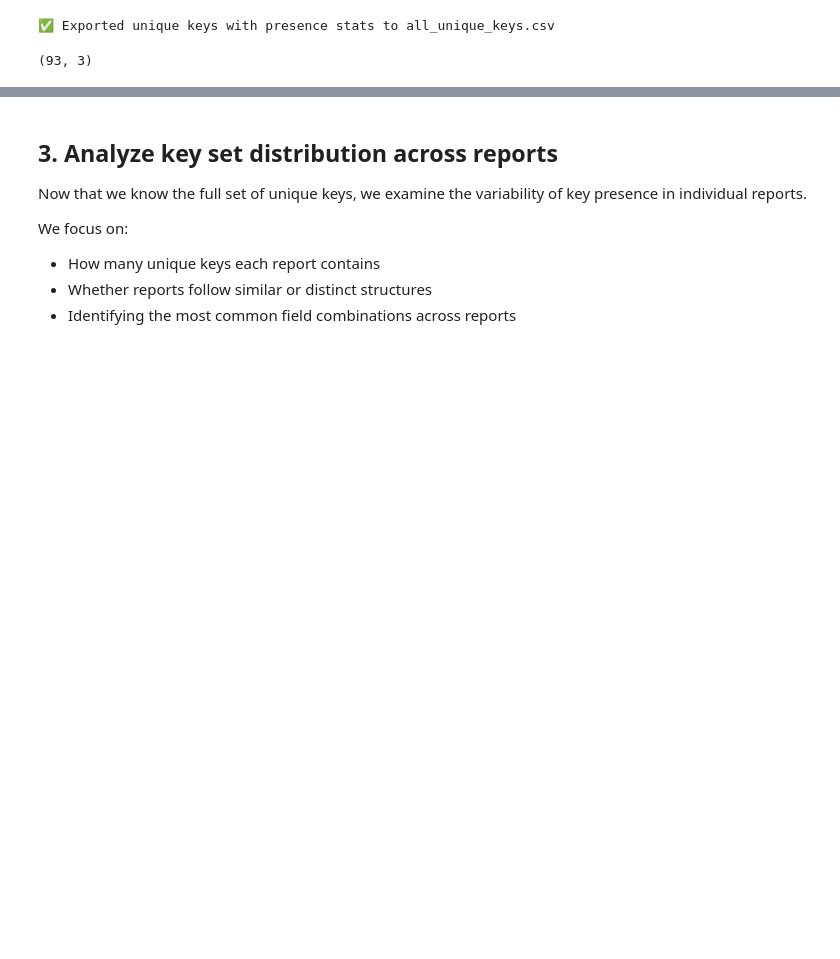
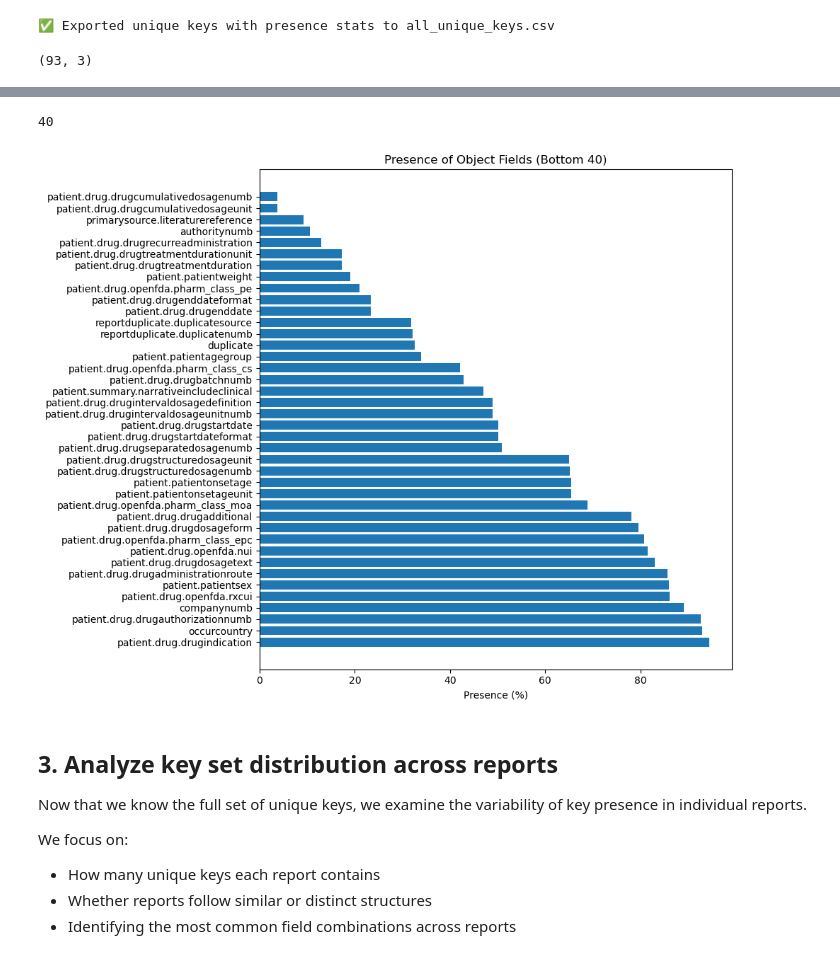
Before and after one commit to MaciejSzwedowicz/Maciej_Sz_BEP, a Jupyter notebook: notebooks/OpenFDA_Structure_Analysis.ipynb, the cells around one changed output, grey strips where cells are left out. Drawn from its saved outputs; the diff is of its cells as text; code cells hidden in the pictures; blank space fills up the shorter version.

```diff
--- a/notebooks/OpenFDA_Structure_Analysis.ipynb
+++ b/notebooks/OpenFDA_Structure_Analysis.ipynb
@@ -185,3 +286,21 @@ key_df.shape
+# %%
+filtered_values_presence = df_values_presence[df_values_presence["presence_percent"] < 95]
+print(len(filtered_values_presence))
+
+# Plotting presence of value fields
+
+top_n = len(filtered_values_presence)
+plt.figure(figsize=(10, 8))
+plt.barh(filtered_values_presence.head(top_n).sort_values("presence_percent")["field_path"],
+         filtered_values_presence.head(top_n).sort_values("presence_percent")["presence_percent"])
+plt.xlabel("Presence (%)")
+plt.title(f"Presence of Object Fields (Bottom {top_n})")
+plt.tight_layout()
+plt.gca().invert_yaxis()
+plt.show()
+# %% [output]
+40
+[figure, added]
 # %% [markdown]
 ## 3. Analyze key set distribution across reports
 
```
Also changed, not shown: parts of 10 cells of this notebook, 8 other files.
